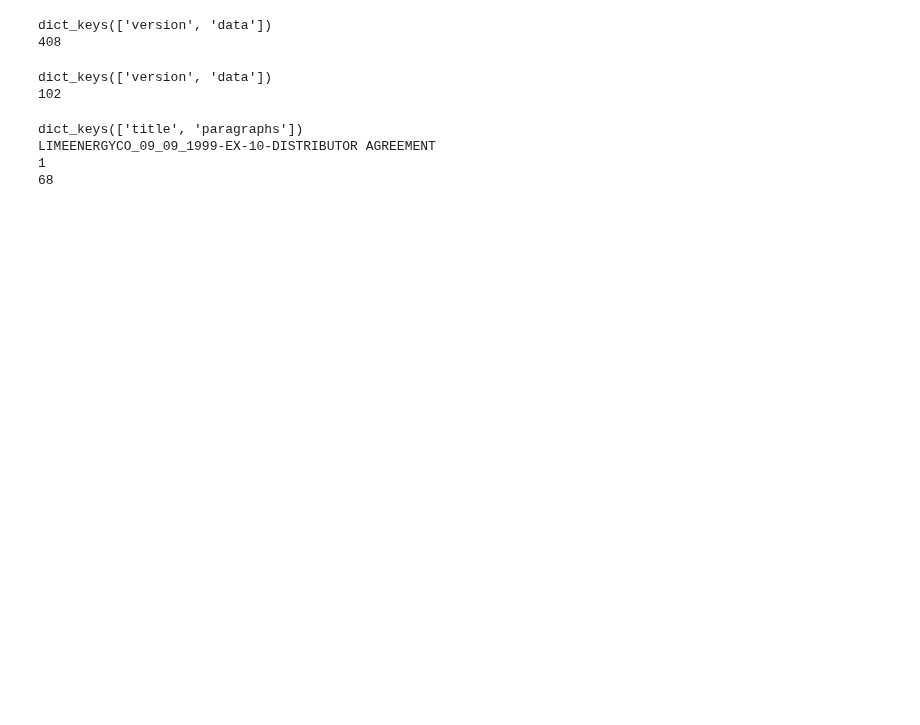
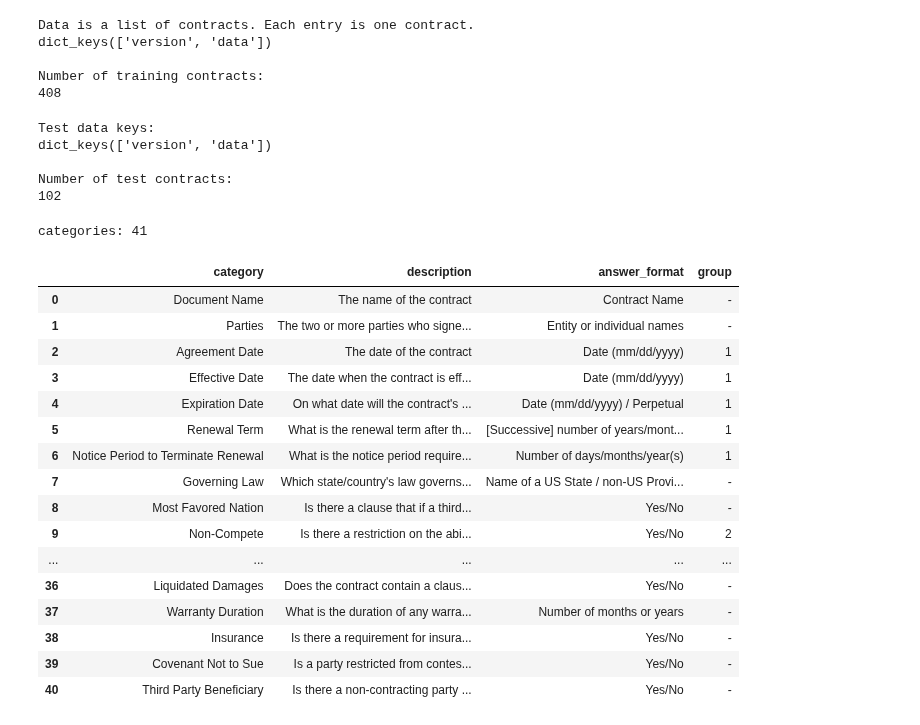
Before and after one commit to Break-Through-Tech/Accenture-1Q-contract-review-challenge, a Jupyter notebook: notebooks/Load_and_inspect.ipynb, the cells around one changed output. Saved outputs shown, nothing was run; the diff lists cells and outputs as text; code cells hidden in the pictures; blank space fills up the shorter version.

Commit message:
Loading all three data files and inspecting each data

```diff
--- a/notebooks/Load_and_inspect.ipynb
+++ b/notebooks/Load_and_inspect.ipynb
@@ -1,35 +1,68 @@
 # %%
+# Loading the training data
 import json
+import pandas as pd
 
 with open("../data/cuad/train_separate_questions.json") as f:
     train = json.load(f)
 
-print(train.keys())
+print("Data is a list of contracts. Each entry is one contract.")
+print(train.keys(), '\n')
+print("Number of training contracts:")
 print(len(train["data"]))
-# Data is a list of contracts. Each entry is one contract.
 # %% [output]
+Data is a list of contracts. Each entry is one contract.
 dict_keys(['version', 'data'])
+
+Number of training contracts:
 408
 # %%
+#Loading the test data
 import json
 
 with open("../data/cuad/test.json") as f:
     test = json.load(f)
 
-print(test.keys())
+print("Test data keys:")
+print(test.keys(), '\n')
+print("Number of test contracts:")
 print(len(test["data"]))
 # %% [output]
+Test data keys:
 dict_keys(['version', 'data'])
+
+Number of test contracts:
 102
-# %%
-doc = train["data"][0]
-
-print(doc.keys())                    # title, paragraphs
-print(doc["title"])
-print(len(doc["paragraphs"]))        # usually 1
-print(len(doc["paragraphs"][0]["qas"]))   # 41
-# %% [output]
-dict_keys(['title', 'paragraphs'])
-LIMEENERGYCO_09_09_1999-EX-10-DISTRIBUTOR AGREEMENT
-1
-68
+# %%
+import pandas as pd
+
+pd.set_option("display.max_colwidth", 60)
+pd.set_option("display.width", 150)
+
+cats = pd.read_csv("../data/cuad/category_descriptions.csv")
+cats.columns = ["category", "description", "answer_format", "group"]
+
+for col in cats.columns:
+    cats[col] = cats[col].str.split(": ", n=1).str[-1].str.strip()
+
+print("categories:", len(cats))
+cats
+# %% [output]
+categories: 41
+|  | category | description | answer_format | group |
+| 0 | Document Name | The name of the contract | Contract Name | - |
+| 1 | Parties | The two or more parties who signe... | Entity or individual names | - |
+| 2 | Agreement Date | The date of the contract | Date (mm/dd/yyyy) | 1 |
+| 3 | Effective Date | The date when the contract is eff... | Date (mm/dd/yyyy) | 1 |
+| 4 | Expiration Date | On what date will the contract's ... | Date (mm/dd/yyyy) / Perpetual | 1 |
+| 5 | Renewal Term | What is the renewal term after th... | [Successive] number of years/mont... | 1 |
+| 6 | Notice Period to Terminate Renewal | What is the notice period require... | Number of days/months/year(s) | 1 |
+| 7 | Governing Law | Which state/country's law governs... | Name of a US State / non-US Provi... | - |
+| 8 | Most Favored Nation | Is there a clause that if a third... | Yes/No | - |
+| 9 | Non-Compete | Is there a restriction on the abi... | Yes/No | 2 |
+| ... | ... | ... | ... | ... |
+| 36 | Liquidated Damages | Does the contract contain a claus... | Yes/No | - |
+| 37 | Warranty Duration | What is the duration of any warra... | Number of months or years | - |
+| 38 | Insurance | Is there a requirement for insura... | Yes/No | - |
+| 39 | Covenant Not to Sue | Is a party restricted from contes... | Yes/No | - |
+| 40 | Third Party Beneficiary | Is there a non-contracting party ... | Yes/No | - |
```
Also changed, not shown: parts of 5 cells of this notebook.
